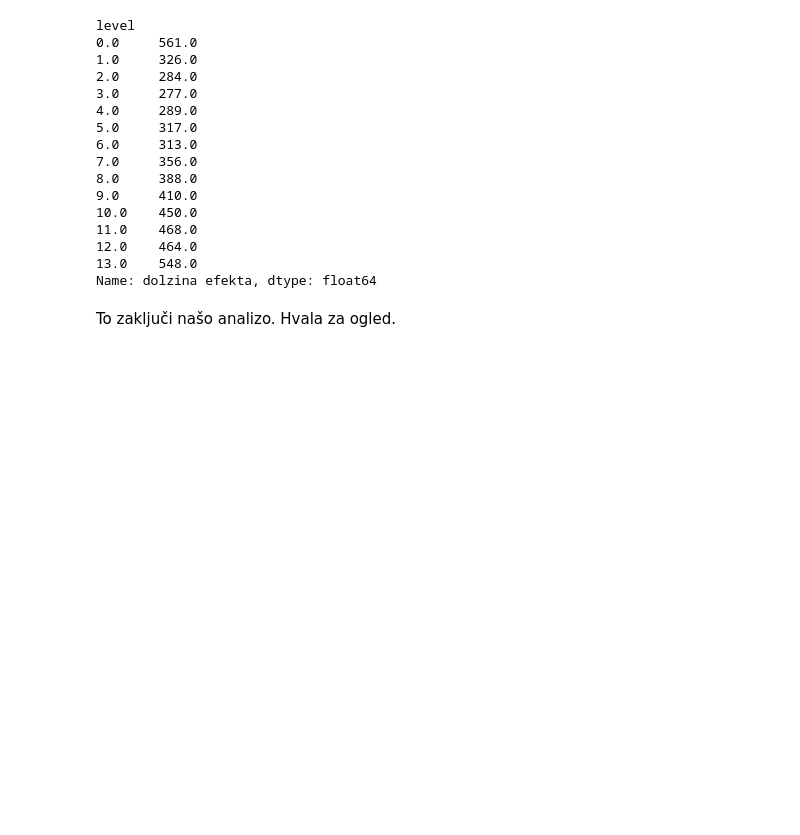
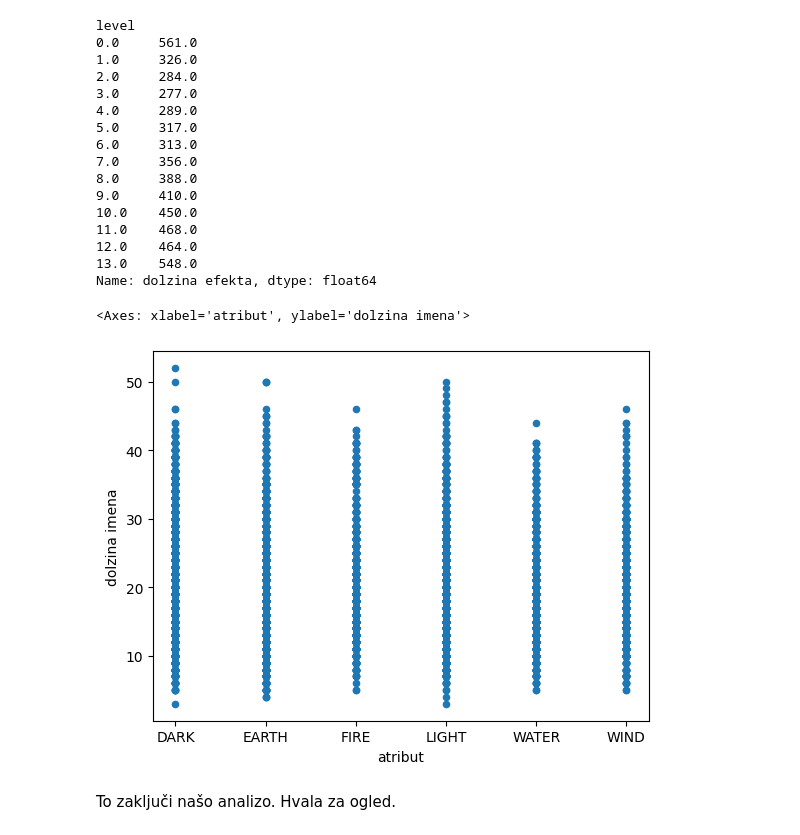
Before and after one commit to sawdem/Projektna-naloga, a Jupyter notebook: prikaz.ipynb, the cells around one changed output. Saved outputs shown, nothing was run; the diff lists cells and outputs as text; code cells hidden in the pictures; blank space fills up the shorter version.

```diff
--- a/prikaz.ipynb
+++ b/prikaz.ipynb
@@ -192,5 +193,11 @@ level
 12.0    464.0
 13.0    548.0
 Name: dolzina efekta, dtype: float64
+# %%
+monsters["dolzina imena"] = monsters["ime"].str.len()
+monsters.plot.scatter(x="atribut", y="dolzina imena")
+# %% [output]
+<Axes: xlabel='atribut', ylabel='dolzina imena'>
+[figure, added]
 # %% [markdown]
 To zaključi našo analizo. Hvala za ogled.
```
Also changed, not shown: parts of 7 cells of this notebook, 3 other files.
